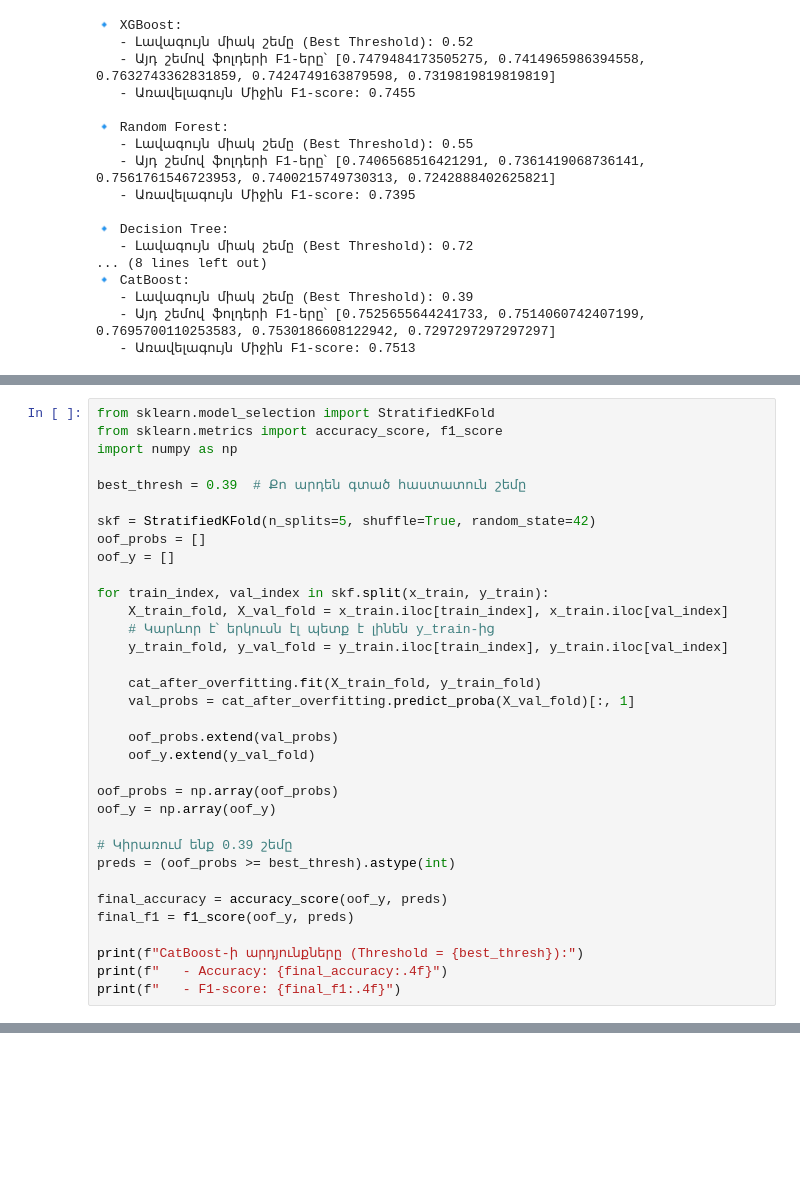
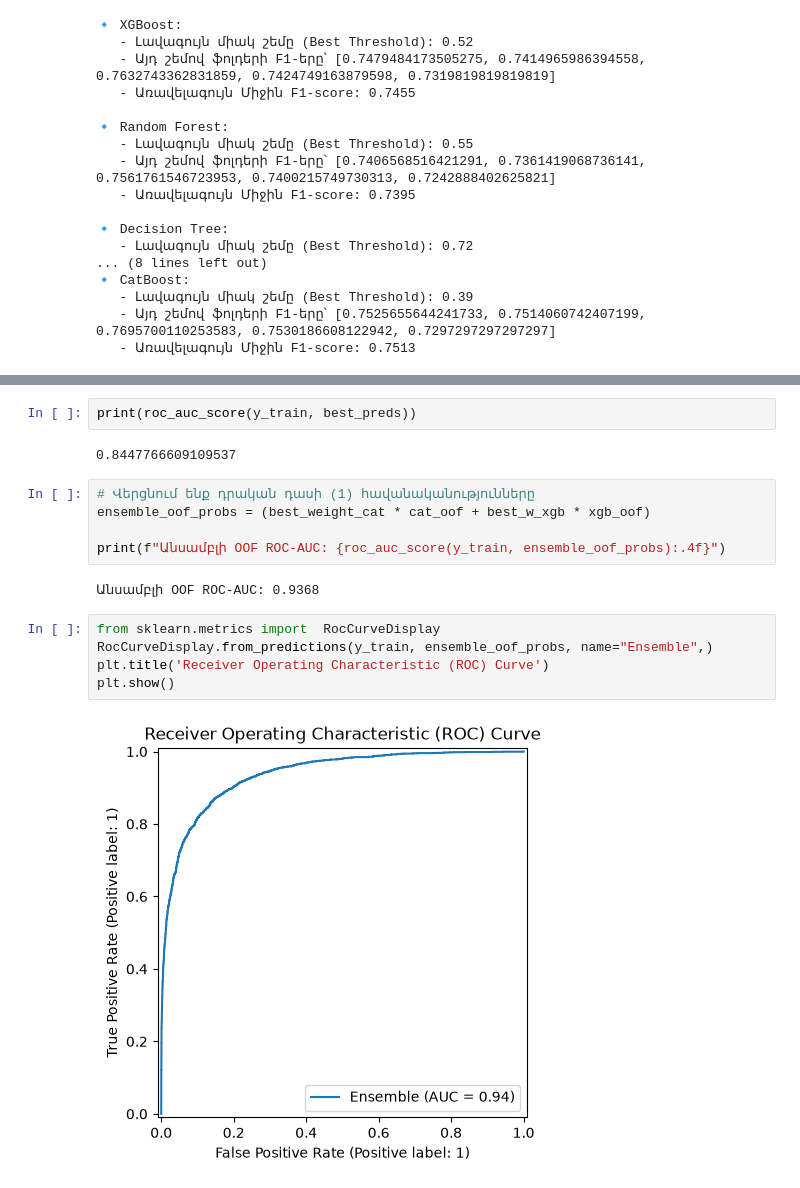
Before and after one commit to armengasparyan314/Programing, a Jupyter notebook: Bank Customer Churn/Main Project.ipynb, the cells around one changed output, grey strips where cells are left out. Cells and saved outputs as stored; diff of their text form; blank space fills up the shorter version.

```diff
--- a/Bank Customer Churn/Main Project.ipynb
+++ b/Bank Customer Churn/Main Project.ipynb
@@ -453,34 +375,0 @@ print(f"   - Լավագույն Accuracy (Train-ի վրա): {best_accuracy:.4f}"
-# %%
-from sklearn.model_selection import StratifiedKFold
-from sklearn.metrics import accuracy_score, f1_score
-import numpy as np
-
-best_thresh = 0.39  # Քո արդեն գտած հաստատուն շեմը
-
-skf = StratifiedKFold(n_splits=5, shuffle=True, random_state=42)
-oof_probs = []
-oof_y = []
-
-for train_index, val_index in skf.split(x_train, y_train):
-    X_train_fold, X_val_fold = x_train.iloc[train_index], x_train.iloc[val_index]
-    # Կարևոր է՝ երկուսն էլ պետք է լինեն y_train-ից
-    y_train_fold, y_val_fold = y_train.iloc[train_index], y_train.iloc[val_index]
-
-    cat_after_overfitting.fit(X_train_fold, y_train_fold)
-    val_probs = cat_after_overfitting.predict_proba(X_val_fold)[:, 1]
-
-    oof_probs.extend(val_probs)
-    oof_y.extend(y_val_fold)
-
-oof_probs = np.array(oof_probs)
-oof_y = np.array(oof_y)
-
-# Կիրառում ենք 0.39 շեմը
-preds = (oof_probs >= best_thresh).astype(int)
-
-final_accuracy = accuracy_score(oof_y, preds)
-final_f1 = f1_score(oof_y, preds)
-
-print(f"CatBoost-ի արդյունքները (Threshold = {best_thresh}):")
-print(f"   - Accuracy: {final_accuracy:.4f}")
-print(f"   - F1-score: {final_f1:.4f}")
@@ -557,0 +569,18 @@ dtype: float64
+# %%
+print(roc_auc_score(y_train, best_preds))
+# %% [output]
+0.8447766609109537
+# %%
+# Վերցնում ենք դրական դասի (1) հավանականությունները
+ensemble_oof_probs = (best_weight_cat * cat_oof + best_w_xgb * xgb_oof)
+
+print(f"Անսամբլի OOF ROC-AUC: {roc_auc_score(y_train, ensemble_oof_probs):.4f}")
+# %% [output]
+Անսամբլի OOF ROC-AUC: 0.9368
+# %%
+from sklearn.metrics import  RocCurveDisplay
+RocCurveDisplay.from_predictions(y_train, ensemble_oof_probs, name="Ensemble",)
+plt.title('Receiver Operating Characteristic (ROC) Curve')
+plt.show()
+# %% [output]
+[figure, added]
```
Also changed, not shown: parts of 15 cells of this notebook.
